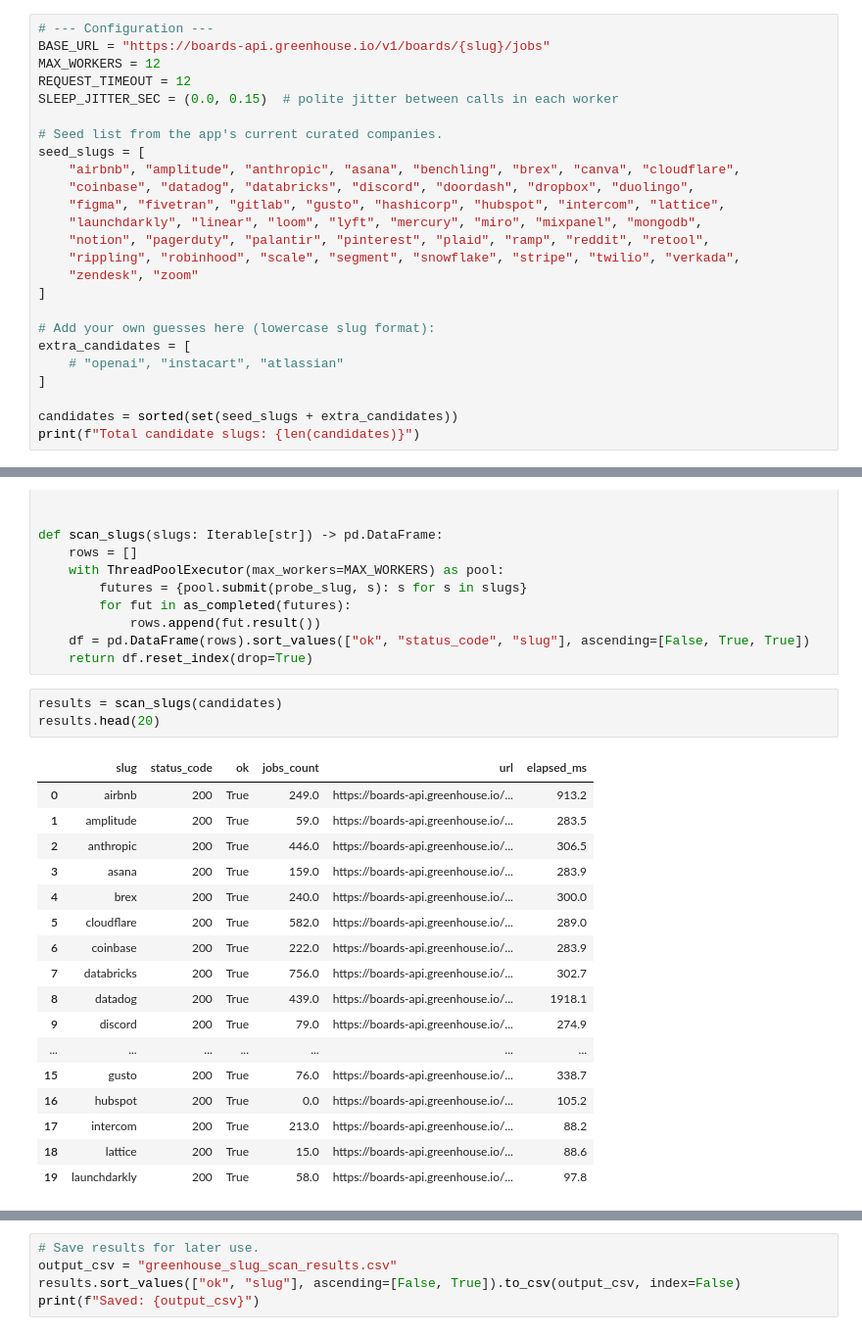
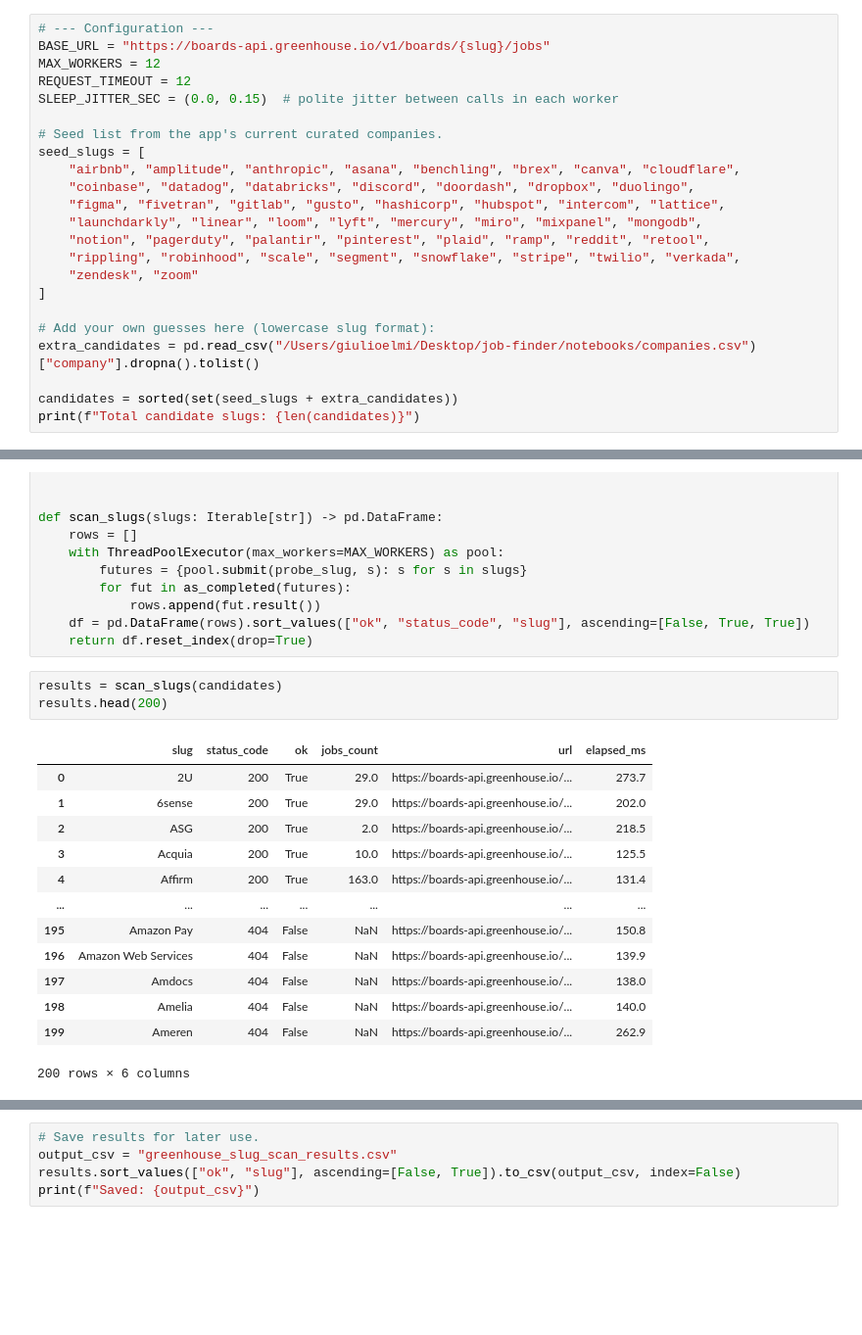
Before and after one commit to giulioelmi/job-finder, a Jupyter notebook: notebooks/greenhouse_slug_discovery.ipynb, the cells around one changed output, grey strips where cells are left out. Shown at 98% size. Cells and saved outputs as stored; diff of their text form; blank space fills up the shorter version.

Commit message:
notebook: new api tests and slugs

```diff
--- a/notebooks/greenhouse_slug_discovery.ipynb
+++ b/notebooks/greenhouse_slug_discovery.ipynb
@@ -43,9 +43,7 @@ seed_slugs = [
 ]
 
 # Add your own guesses here (lowercase slug format):
-extra_candidates = [
-    # "openai", "instacart", "atlassian"
-]
+extra_candidates = pd.read_csv("/Users/giulioelmi/Desktop/job-finder/notebooks/companies.csv")["company"].dropna().tolist()
 
 candidates = sorted(set(seed_slugs + extra_candidates))
 print(f"Total candidate slugs: {len(candidates)}")
@@ -92,22 +90,18 @@ def scan_slugs(slugs: Iterable[str]) -> pd.DataFrame:
     return df.reset_index(drop=True)
 # %%
 results = scan_slugs(candidates)
-results.head(20)
+results.head(200)
 # %% [output]
 |  | slug | status_code | ok | jobs_count | url | elapsed_ms |
-| 0 | airbnb | 200 | True | 249.0 | https://boards-api.greenhouse.io/... | 913.2 |
-| 1 | amplitude | 200 | True | 59.0 | https://boards-api.greenhouse.io/... | 283.5 |
-| 2 | anthropic | 200 | True | 446.0 | https://boards-api.greenhouse.io/... | 306.5 |
-| 3 | asana | 200 | True | 159.0 | https://boards-api.greenhouse.io/... | 283.9 |
-| 4 | brex | 200 | True | 240.0 | https://boards-api.greenhouse.io/... | 300.0 |
-| 5 | cloudflare | 200 | True | 582.0 | https://boards-api.greenhouse.io/... | 289.0 |
-| 6 | coinbase | 200 | True | 222.0 | https://boards-api.greenhouse.io/... | 283.9 |
-| 7 | databricks | 200 | True | 756.0 | https://boards-api.greenhouse.io/... | 302.7 |
-| 8 | datadog | 200 | True | 439.0 | https://boards-api.greenhouse.io/... | 1918.1 |
-| 9 | discord | 200 | True | 79.0 | https://boards-api.greenhouse.io/... | 274.9 |
+| 0 | 2U | 200 | True | 29.0 | https://boards-api.greenhouse.io/... | 273.7 |
+| 1 | 6sense | 200 | True | 29.0 | https://boards-api.greenhouse.io/... | 202.0 |
+| 2 | ASG | 200 | True | 2.0 | https://boards-api.greenhouse.io/... | 218.5 |
+| 3 | Acquia | 200 | True | 10.0 | https://boards-api.greenhouse.io/... | 125.5 |
+| 4 | Affirm | 200 | True | 163.0 | https://boards-api.greenhouse.io/... | 131.4 |
 | ... | ... | ... | ... | ... | ... | ... |
-| 15 | gusto | 200 | True | 76.0 | https://boards-api.greenhouse.io/... | 338.7 |
-| 16 | hubspot | 200 | True | 0.0 | https://boards-api.greenhouse.io/... | 105.2 |
-| 17 | intercom | 200 | True | 213.0 | https://boards-api.greenhouse.io/... | 88.2 |
-| 18 | lattice | 200 | True | 15.0 | https://boards-api.greenhouse.io/... | 88.6 |
-| 19 | launchdarkly | 200 | True | 58.0 | https://boards-api.greenhouse.io/... | 97.8 |
+| 195 | Amazon Pay | 404 | False | NaN | https://boards-api.greenhouse.io/... | 150.8 |
+| 196 | Amazon Web Services | 404 | False | NaN | https://boards-api.greenhouse.io/... | 139.9 |
+| 197 | Amdocs | 404 | False | NaN | https://boards-api.greenhouse.io/... | 138.0 |
+| 198 | Amelia | 404 | False | NaN | https://boards-api.greenhouse.io/... | 140.0 |
+| 199 | Ameren | 404 | False | NaN | https://boards-api.greenhouse.io/... | 262.9 |
+200 rows × 6 columns
```
Also changed, not shown: parts of 6 cells of this notebook, 1 other file.
